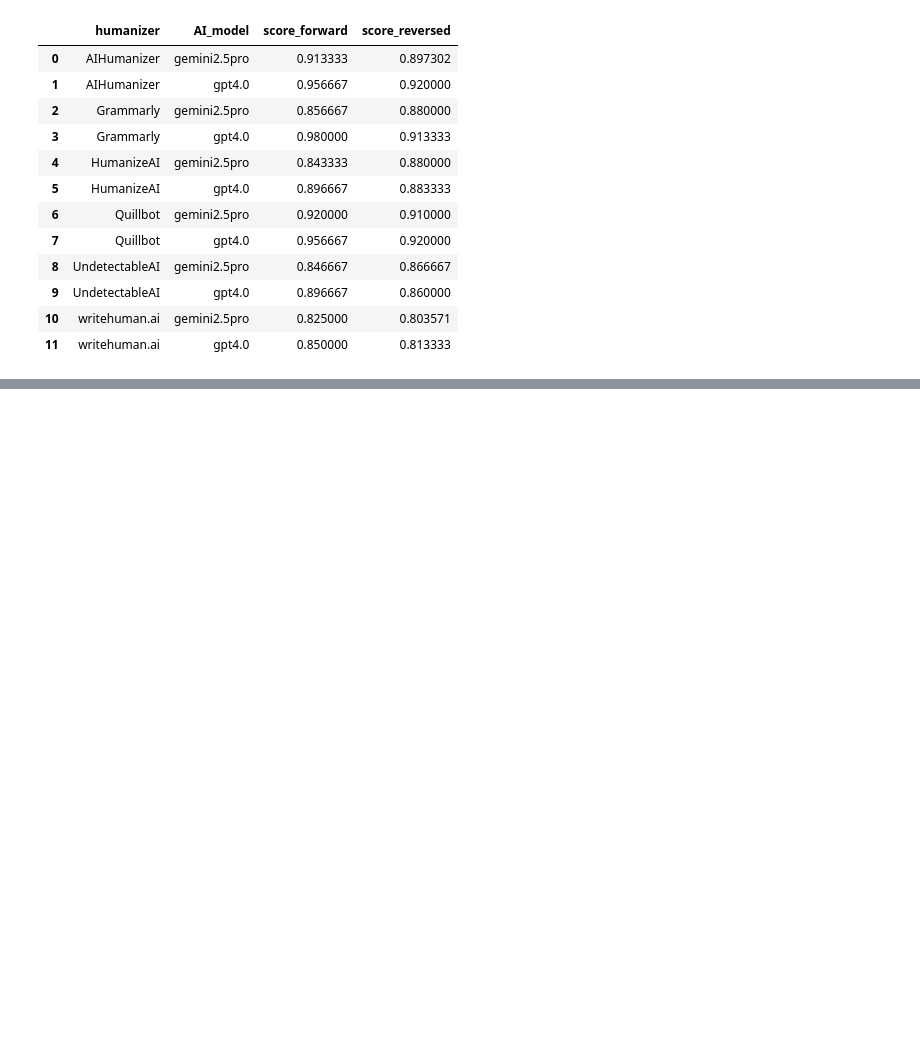
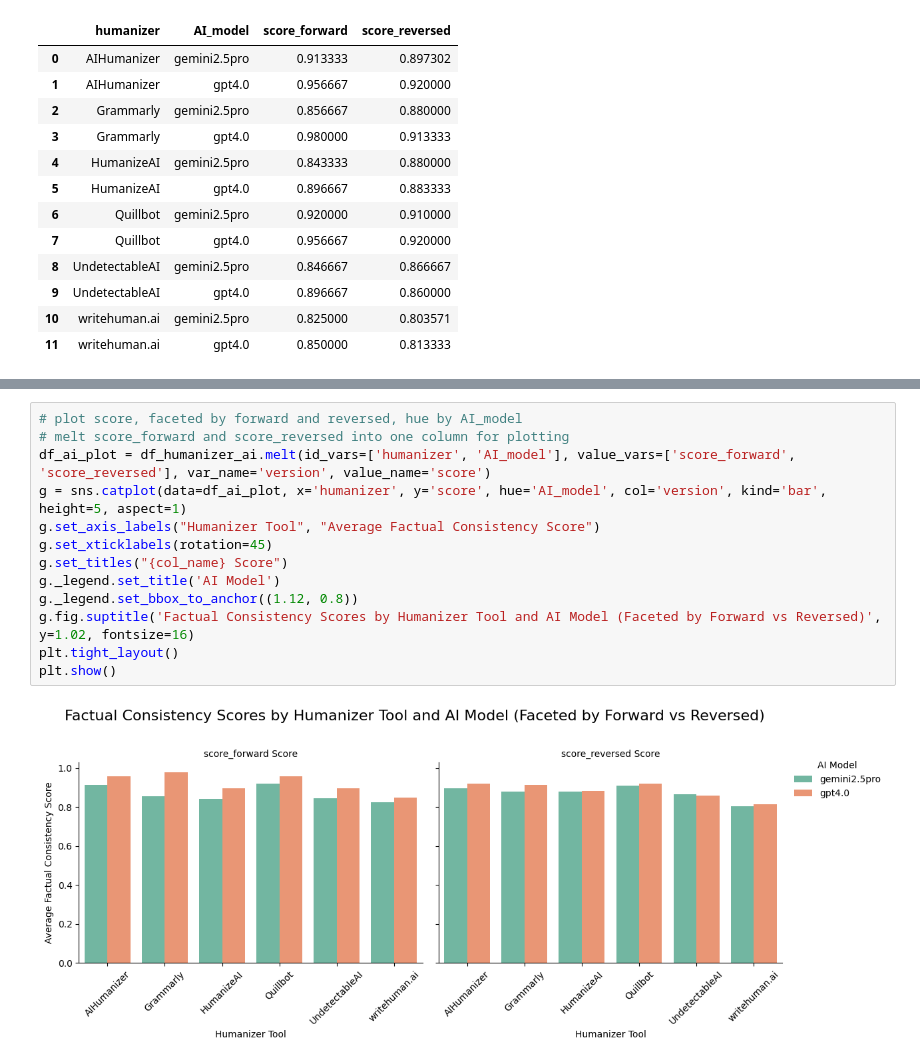
Before and after one commit to warit-tee/FYP, a Jupyter notebook: factual/fact.ipynb, the cells around one changed output, grey strips where cells are left out. Cells and saved outputs as stored; diff of their text form; blank space fills up the shorter version.

```diff
--- a/factual/fact.ipynb
+++ b/factual/fact.ipynb
@@ -728,0 +748,15 @@ plt.show()
+# %%
+# plot score, faceted by forward and reversed, hue by AI_model
+# melt score_forward and score_reversed into one column for plotting
+df_ai_plot = df_humanizer_ai.melt(id_vars=['humanizer', 'AI_model'], value_vars=['score_forward', 'score_reversed'], var_name='version', value_name='score')
+g = sns.catplot(data=df_ai_plot, x='humanizer', y='score', hue='AI_model', col='version', kind='bar', height=5, aspect=1)
+g.set_axis_labels("Humanizer Tool", "Average Factual Consistency Score")
+g.set_xticklabels(rotation=45)
+g.set_titles("{col_name} Score")
+g._legend.set_title('AI Model')
+g._legend.set_bbox_to_anchor((1.12, 0.8))
+g.fig.suptitle('Factual Consistency Scores by Humanizer Tool and AI Model (Faceted by Forward vs Reversed)', y=1.02, fontsize=16)
+plt.tight_layout()
+plt.show()
+# %% [output]
+[figure, added]
```
Also changed, not shown: parts of 8 cells of this notebook, 5 other files.
